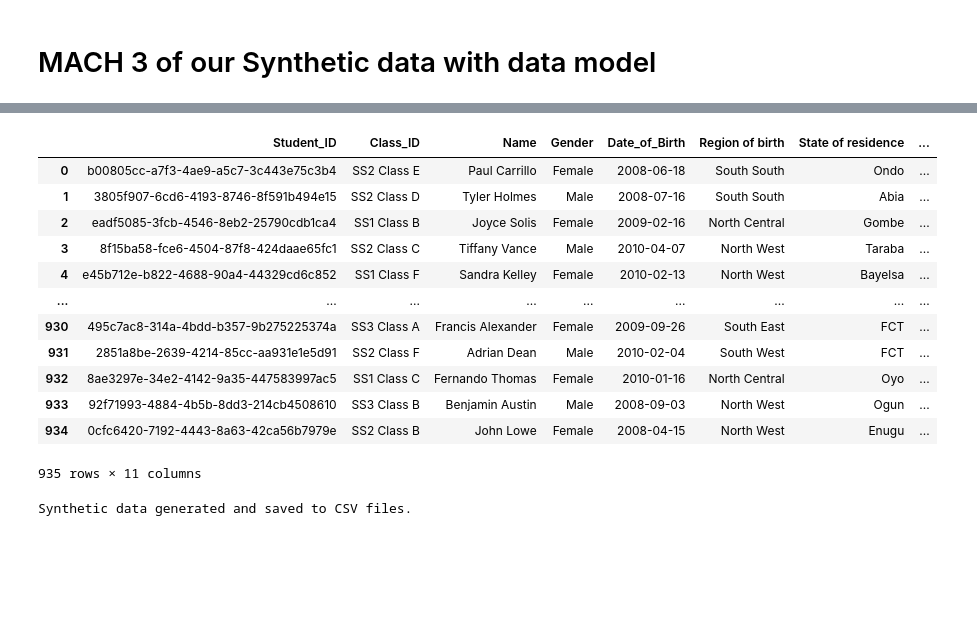
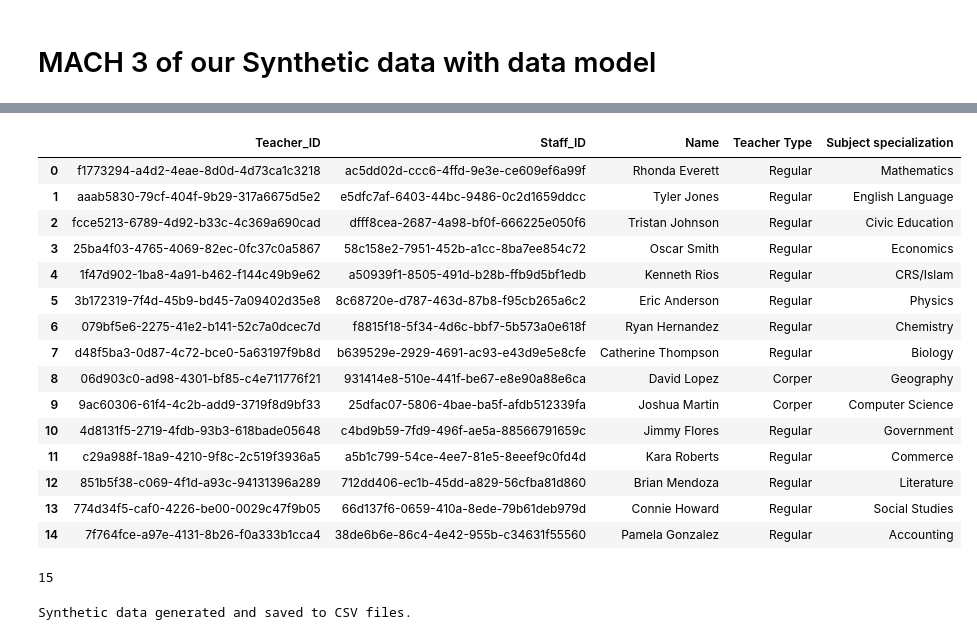
Before and after one commit to George-Michael-Dagogo/Tech-Blog-Pipeline, a Jupyter notebook: fake.ipynb, the cells around one changed output, grey strips where cells are left out. Cells and saved outputs as stored; diff of their text form; code cells hidden in the pictures; blank space fills up the shorter version.

```diff
--- a/fake.ipynb
+++ b/fake.ipynb
@@ -606,19 +636,67 @@ fact_attendance
-# %%
-dim_student
-# %% [output]
-|  | Student_ID | Class_ID | Name | Gender | Date_of_Birth | Region of birth | State of residence | ... |
-| 0 | b00805cc-a7f3-4ae9-a5c7-3c443e75c3b4 | SS2 Class E | Paul Carrillo | Female | 2008-06-18 | South South | Ondo | ... |
-| 1 | 3805f907-6cd6-4193-8746-8f591b494e15 | SS2 Class D | Tyler Holmes | Male | 2008-07-16 | South South | Abia | ... |
-| 2 | eadf5085-3fcb-4546-8eb2-25790cdb1ca4 | SS1 Class B | Joyce Solis | Female | 2009-02-16 | North Central | Gombe | ... |
-| 3 | 8f15ba58-fce6-4504-87f8-424daae65fc1 | SS2 Class C | Tiffany Vance | Male | 2010-04-07 | North West | Taraba | ... |
-| 4 | e45b712e-b822-4688-90a4-44329cd6c852 | SS1 Class F | Sandra Kelley | Female | 2010-02-13 | North West | Bayelsa | ... |
-| ... | ... | ... | ... | ... | ... | ... | ... | ... |
-| 930 | 495c7ac8-314a-4bdd-b357-9b275225374a | SS3 Class A | Francis Alexander | Female | 2009-09-26 | South East | FCT | ... |
-| 931 | 2851a8be-2639-4214-85cc-aa931e1e5d91 | SS2 Class F | Adrian Dean | Male | 2010-02-04 | South West | FCT | ... |
-| 932 | 8ae3297e-34e2-4142-9a35-447583997ac5 | SS1 Class C | Fernando Thomas | Female | 2010-01-16 | North Central | Oyo | ... |
-| 933 | 92f71993-4884-4b5b-8dd3-214cb4508610 | SS3 Class B | Benjamin Austin | Male | 2008-09-03 | North West | Ogun | ... |
-| 934 | 0cfc6420-7192-4443-8a63-42ca56b7979e | SS2 Class B | John Lowe | Female | 2008-04-15 | North West | Enugu | ... |
-935 rows × 11 columns
+# %%
+
+
+# Generate staff data
+def generate_staff_data():
+    data = []
+    for position, details in staff_positions.items():
+        for _ in range(details["count"]):
+            staff_member = {
+                'Staff_ID': fake.unique.uuid4(),
+                "Name": fake.name(),
+                "Position": position,
+                "Pay Grade": random.randint(details["pay_grade"][0], details["pay_grade"][1]),
+                "Years of Experience": random.randint(0, 30),
+                "Education Level": fake.random_element(elements=("High School", "Associate's", "Bachelor's", "Master's", "PhD")),
+                "Date of Hire": fake.date_between(start_date="-30y", end_date="today"),
+                "Full-time": fake.boolean(chance_of_getting_true=80)
+            }
+            data.append(staff_member)
+    return data
+
+# Generate staff data and create DataFrame
+staff_data = generate_staff_data()
+staff_table = pd.DataFrame(staff_data)
+
+# Generate Dim Teacher
+def generate_teacher_table():
+    teachers_table = staff_table[staff_table['Position'] == 'Teacher'][['Staff_ID', 'Name']].copy()
+    teachers_table['Teacher_ID'] = [fake.unique.uuid4() for i in range(len(teachers_table))]
+    teachers_table['Teacher Type'] = random.choices(teacher_type, weights=weights, k=len(teachers_table))
+    teachers_table['Subject specialization'] = subjects
+    teachers_table = teachers_table[['Teacher_ID', 'Staff_ID', 'Name', 'Teacher Type', 'Subject specialization']]
+    return teachers_table
+
+teachers_table = generate_teacher_table()
+
+teachers_table
+# %% [output]
+|  | Teacher_ID | Staff_ID | Name | Teacher Type | Subject specialization |
+| 0 | f1773294-a4d2-4eae-8d0d-4d73ca1c3218 | ac5dd02d-ccc6-4ffd-9e3e-ce609ef6a99f | Rhonda Everett | Regular | Mathematics |
+| 1 | aaab5830-79cf-404f-9b29-317a6675d5e2 | e5dfc7af-6403-44bc-9486-0c2d1659ddcc | Tyler Jones | Regular | English Language |
+| 2 | fcce5213-6789-4d92-b33c-4c369a690cad | dfff8cea-2687-4a98-bf0f-666225e050f6 | Tristan Johnson | Regular | Civic Education |
+| 3 | 25ba4f03-4765-4069-82ec-0fc37c0a5867 | 58c158e2-7951-452b-a1cc-8ba7ee854c72 | Oscar Smith | Regular | Economics |
+| 4 | 1f47d902-1ba8-4a91-b462-f144c49b9e62 | a50939f1-8505-491d-b28b-ffb9d5bf1edb | Kenneth Rios | Regular | CRS/Islam |
+| 5 | 3b172319-7f4d-45b9-bd45-7a09402d35e8 | 8c68720e-d787-463d-87b8-f95cb265a6c2 | Eric Anderson | Regular | Physics |
+| 6 | 079bf5e6-2275-41e2-b141-52c7a0dcec7d | f8815f18-5f34-4d6c-bbf7-5b573a0e618f | Ryan Hernandez | Regular | Chemistry |
+| 7 | d48f5ba3-0d87-4c72-bce0-5a63197f9b8d | b639529e-2929-4691-ac93-e43d9e5e8cfe | Catherine Thompson | Regular | Biology |
+| 8 | 06d903c0-ad98-4301-bf85-c4e711776f21 | 931414e8-510e-441f-be67-e8e90a88e6ca | David Lopez | Corper | Geography |
+| 9 | 9ac60306-61f4-4c2b-add9-3719f8d9bf33 | 25dfac07-5806-4bae-ba5f-afdb512339fa | Joshua Martin | Corper | Computer Science |
+| 10 | 4d8131f5-2719-4fdb-93b3-618bade05648 | c4bd9b59-7fd9-496f-ae5a-88566791659c | Jimmy Flores | Regular | Government |
+| 11 | c29a988f-18a9-4210-9f8c-2c519f3936a5 | a5b1c799-54ce-4ee7-81e5-8eeef9c0fd4d | Kara Roberts | Regular | Commerce |
+| 12 | 851b5f38-c069-4f1d-a93c-94131396a289 | 712dd406-ec1b-45dd-a829-56cfba81d860 | Brian Mendoza | Regular | Literature |
+| 13 | 774d34f5-caf0-4226-be00-0029c47f9b05 | 66d137f6-0659-410a-8ede-79b61deb979d | Connie Howard | Regular | Social Studies |
+| 14 | 7f764fce-a97e-4131-8b26-f0a333b1cca4 | 38de6b6e-86c4-4e42-955b-c34631f55560 | Pamela Gonzalez | Regular | Accounting |
+# %%
+# Generate Dim Teacher
+def generate_teacher_table():
+    teachers_table = staff_table[staff_table['Position'] == 'Teacher'][['Staff_ID', 'Name']].copy()
+    teachers_table['Teacher Type'] = [random.choice(['Regular', 'Corper']) for _ in range(len(teachers_table))]
+    return teachers_table
+
+dim_teacher = generate_teacher_table()
+# %% [output]
+15
 # %%
 CREATE TABLE Students (
     student_id INT PRIMARY KEY,
```
Also changed, not shown: parts of 2 cells of this notebook, 18 other files.
